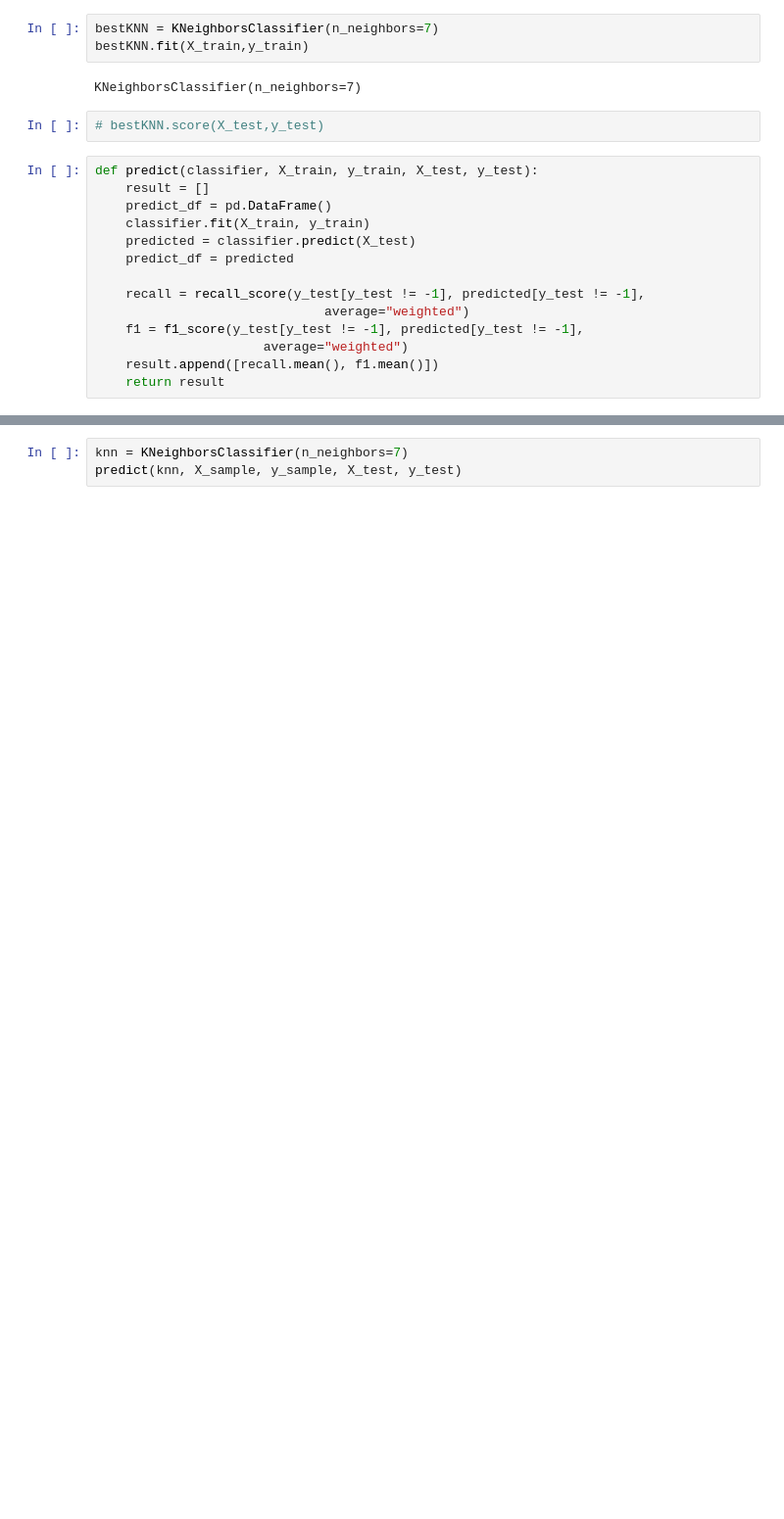
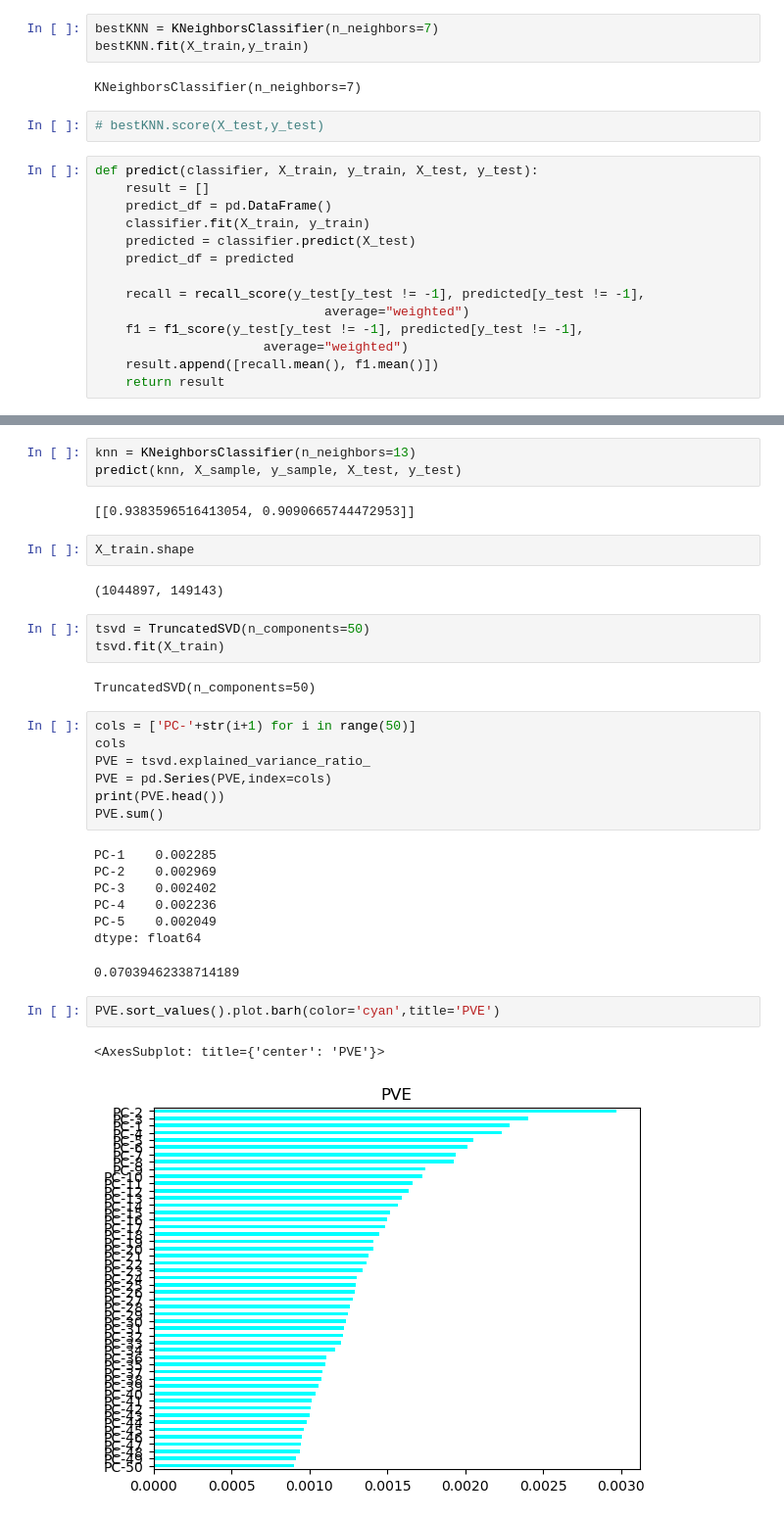
Before and after one commit to rhit-joensbj/quora-ml-project, a Jupyter notebook: KNN.ipynb, the cells around one changed output, grey strips where cells are left out. Shown: that part at 98% size. Drawn from its saved outputs; the diff is of its cells as text; blank space fills up the shorter version.

```diff
--- a/KNN.ipynb
+++ b/KNN.ipynb
@@ -179,3 +182,34 @@ predict(knn, X_sample, y_sample, X_test, y_test)
 # %%
-knn = KNeighborsClassifier(n_neighbors=7)
+knn = KNeighborsClassifier(n_neighbors=13)
 predict(knn, X_sample, y_sample, X_test, y_test)
+# %% [output]
+[[0.9383596516413054, 0.9090665744472953]]
+# %%
+X_train.shape
+# %% [output]
+(1044897, 149143)
+# %%
+tsvd = TruncatedSVD(n_components=50)
+tsvd.fit(X_train)
+# %% [output]
+TruncatedSVD(n_components=50)
+# %%
+cols = ['PC-'+str(i+1) for i in range(50)]
+cols
+PVE = tsvd.explained_variance_ratio_
+PVE = pd.Series(PVE,index=cols)
+print(PVE.head())
+PVE.sum()
+# %% [output]
+PC-1    0.002285
+PC-2    0.002969
+PC-3    0.002402
+PC-4    0.002236
+PC-5    0.002049
+dtype: float64
+0.07039462338714189
+# %%
+PVE.sort_values().plot.barh(color='cyan',title='PVE')
+# %% [output]
+<AxesSubplot: title={'center': 'PVE'}>
+[figure, added]
```
Also changed, not shown: parts of 11 cells of this notebook.
